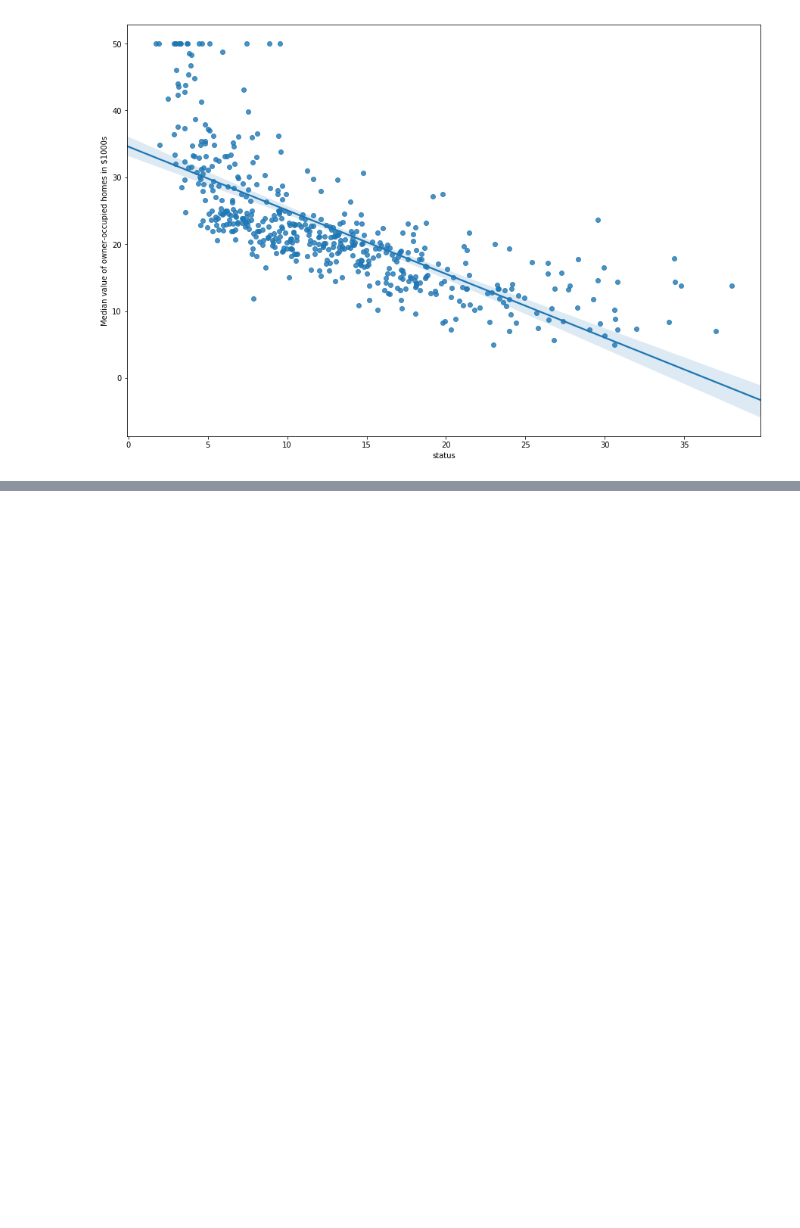
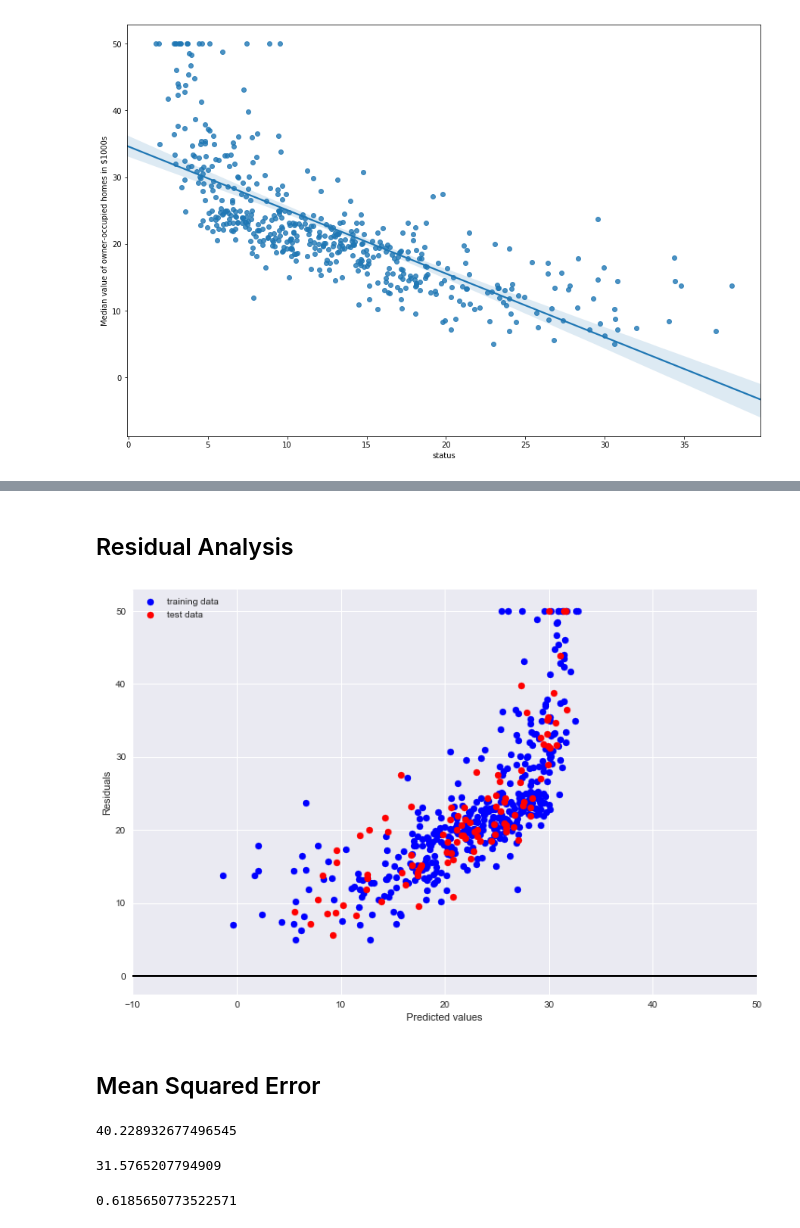
Before and after one commit to rajascript/100DaysOfMLCode, a Jupyter notebook: day4+5/Boston housing price prediction.ipynb, the cells around one changed output, grey strips where cells are left out. Cells and saved outputs as stored; diff of their text form; code cells hidden in the pictures; blank space fills up the shorter version.

```diff
--- a/day4/Boston housing price prediction.ipynb
+++ b/day4+5/Boston housing price prediction.ipynb
@@ -104,0 +144,4 @@ Text(0,0.5,'Median value of owner-occupied homes in $1000s')
+# %%
+X_train, X_test, y_train, y_test = train_test_split(X, y, test_size=0.2, random_state=0)
+# %%
+lr = LinearRegression()
@@ -104,0 +152,19 @@ Text(0,0.5,'Median value of owner-occupied homes in $1000s')
+# %%
+Y_train_pred = lr.predict(X_train)
+Y_test_pred = lr.predict(X_test)
+# %% [markdown]
+## Residual Analysis
+# %%
+plt.figure(figsize=(12,8))
+plt.scatter(Y_train_pred, y_train, c='blue', marker='o', label='training data')
+plt.scatter(Y_test_pred, y_test, c='red', marker='o', label='test data')
+plt.xlabel('Predicted values')
+plt.ylabel('Residuals')
+plt.legend(loc='upper left')
+plt.hlines(y=0,xmin=-10,xmax=50,lw=2,color='k')
+plt.xlim([-10,50])
+plt.show()
+# %% [output]
+[figure, added]
+# %% [markdown]
+## Mean Squared Error
@@ -104,0 +173,13 @@ Text(0,0.5,'Median value of owner-occupied homes in $1000s')
+# %%
+mean_squared_error(y_train,Y_train_pred)
+# %% [output]
+40.228932677496545
+# %%
+mean_squared_error(y_test,Y_test_pred)
+# %% [output]
+31.5765207794909
+# %%
+from sklearn.metrics import r2_score
+r2_score(y_test,Y_test_pred)
+# %% [output]
+0.6185650773522571
```
Also changed, not shown: parts of 12 cells of this notebook, 1 other file.
